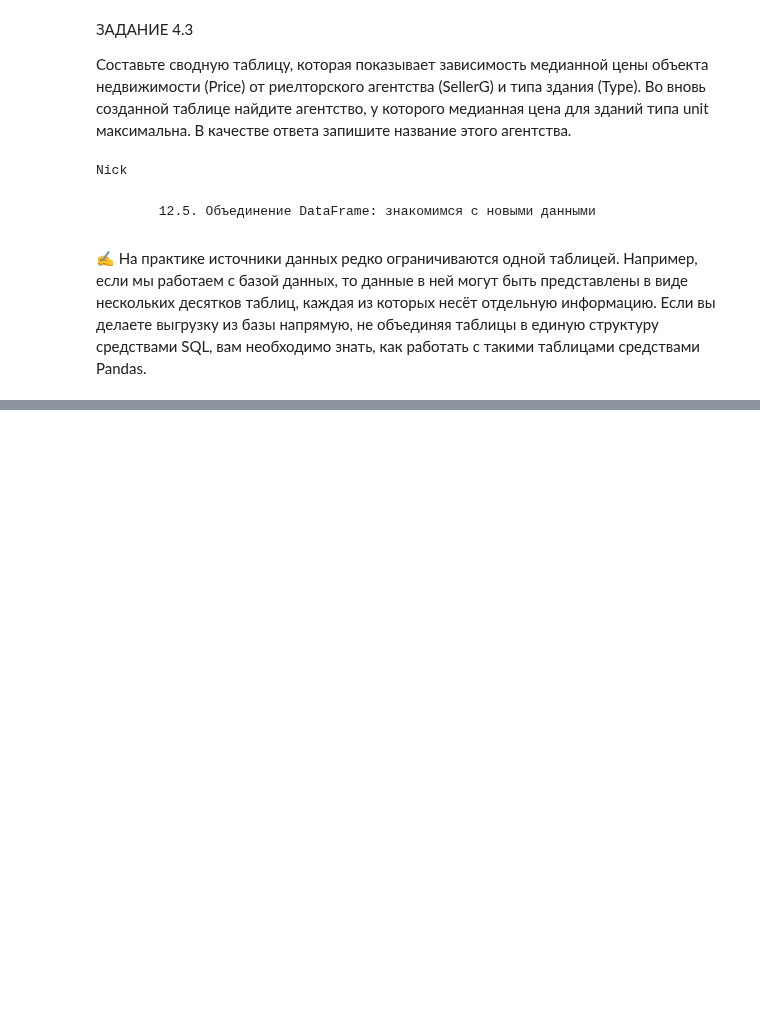
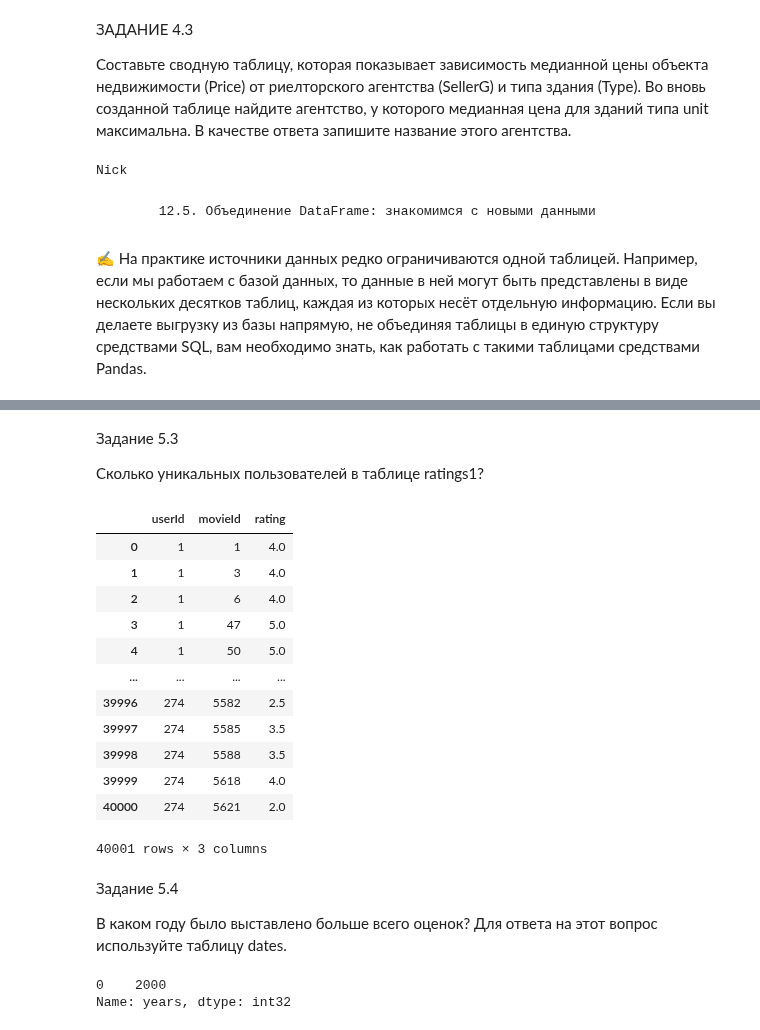
Before and after one commit to BubbleGama4ok/test, a Jupyter notebook: PY_12_Продвинутые методы/12_Продвинутые методы.ipynb, the cells around one changed output, grey strips where cells are left out. Drawn from its saved outputs; the diff is of its cells as text; code cells hidden in the pictures; blank space fills up the shorter version.

```diff
--- a/PY_12_Продвинутые методы/12_Продвинутые методы.ipynb
+++ b/PY_12_Продвинутые методы/12_Продвинутые методы.ipynb
@@ -734,0 +776,36 @@ Nick
+# %% [markdown]
+Задание 5.3
+
+Сколько уникальных пользователей в таблице ratings1?
+# %%
+ratings1 = pd.read_csv('data/ratings1.csv')
+ratings2 = pd.read_csv('data/ratings2.csv')
+ratings1
+#ratings2
+# %% [output]
+|  | userId | movieId | rating |
+| 0 | 1 | 1 | 4.0 |
+| 1 | 1 | 3 | 4.0 |
+| 2 | 1 | 6 | 4.0 |
+| 3 | 1 | 47 | 5.0 |
+| 4 | 1 | 50 | 5.0 |
+| ... | ... | ... | ... |
+| 39996 | 274 | 5582 | 2.5 |
+| 39997 | 274 | 5585 | 3.5 |
+| 39998 | 274 | 5588 | 3.5 |
+| 39999 | 274 | 5618 | 4.0 |
+| 40000 | 274 | 5621 | 2.0 |
+40001 rows × 3 columns
+# %% [markdown]
+Задание 5.4
+
+В каком году было выставлено больше всего оценок?
+Для ответа на этот вопрос используйте таблицу dates.
+# %%
+dates = pd.read_csv('data/dates.csv')
+dates['date'] = pd.to_datetime(date['date'])
+dates['years'] = date['date'].dt.year
+dates['years'].mode()
+# %% [output]
+0    2000
+Name: years, dtype: int32
```
Also changed, not shown: parts of 15 cells of this notebook, 4 other files.
